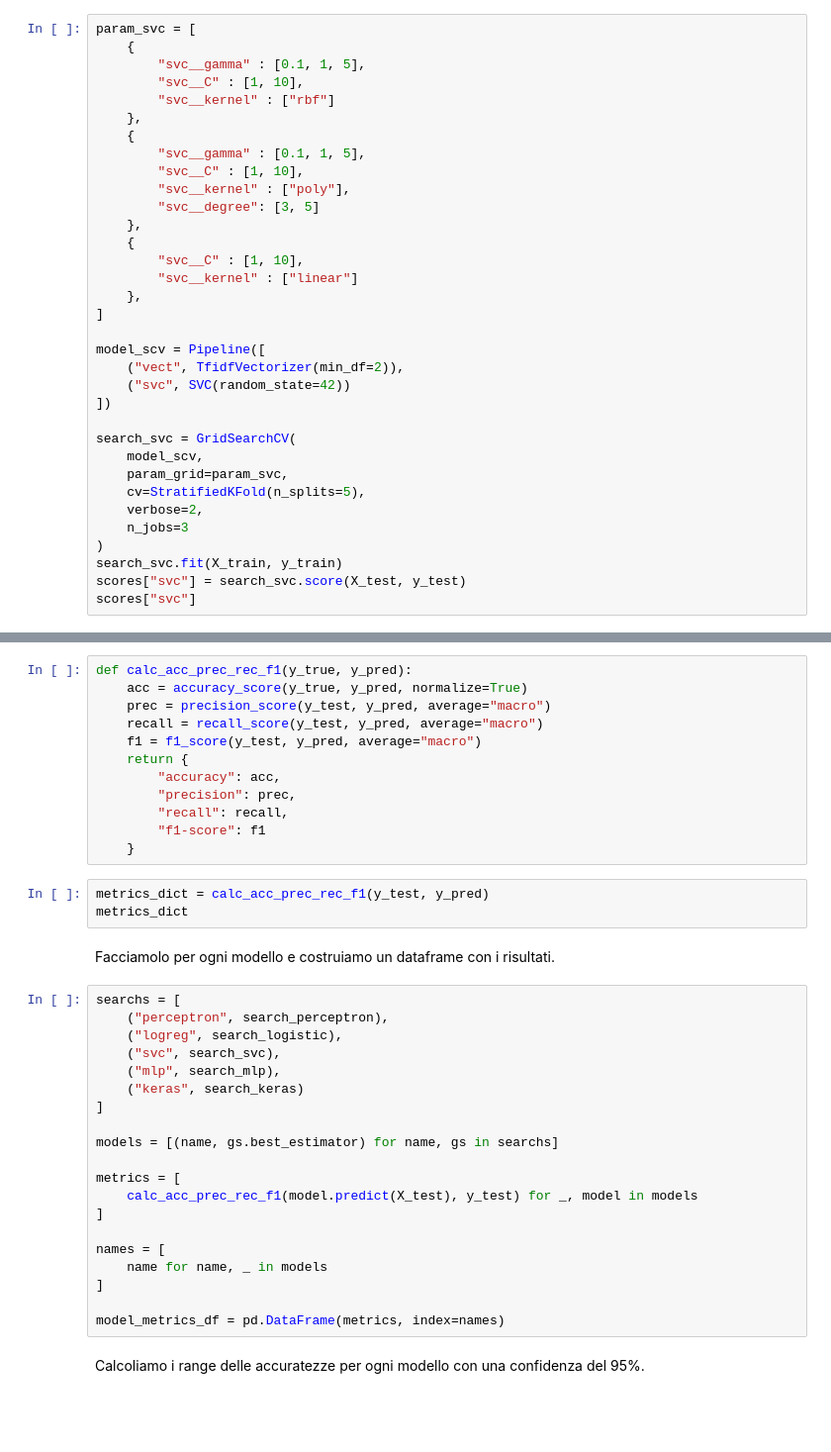
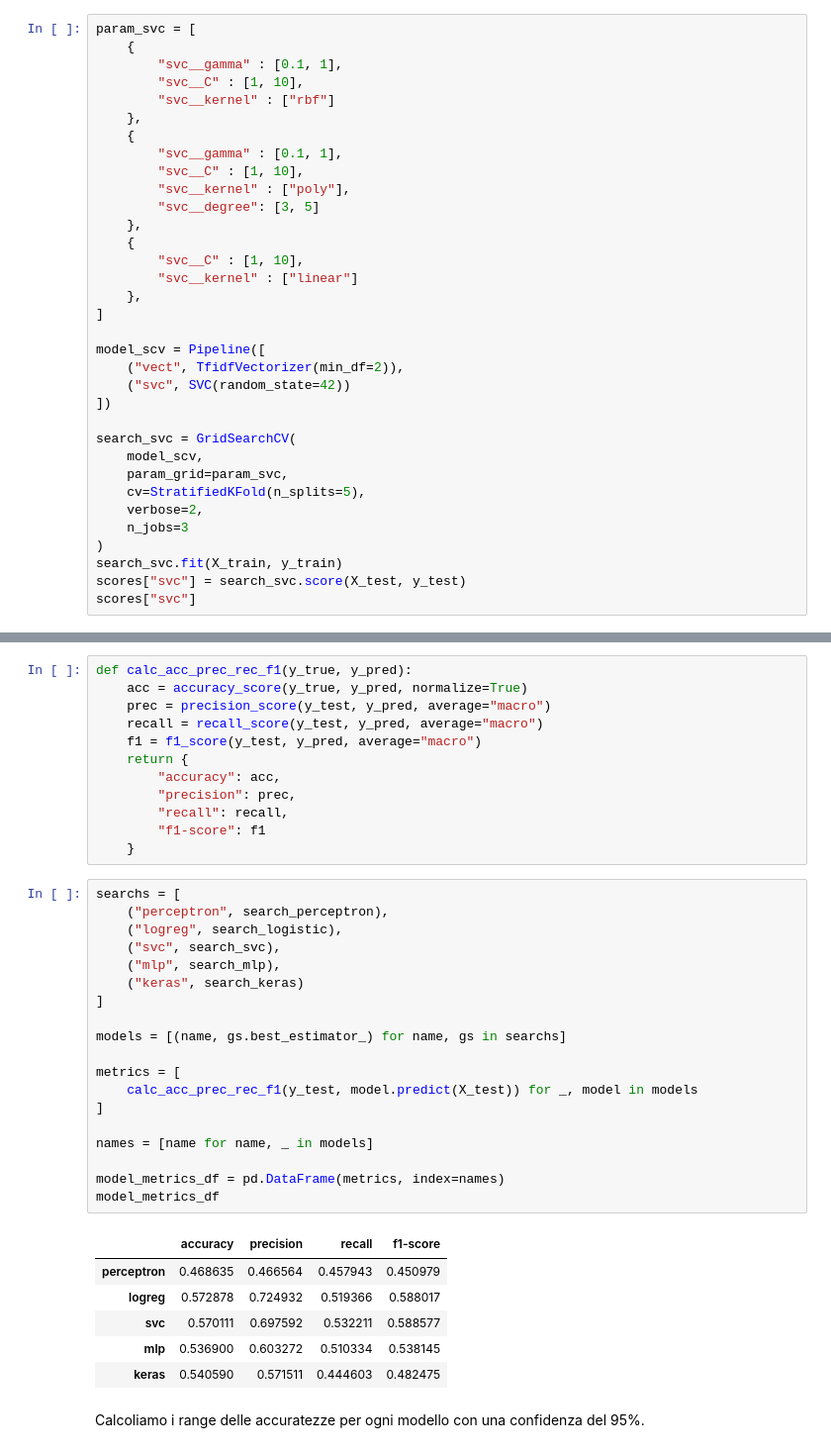
Before and after one commit to GiackAloZ/di-playstore, a Jupyter notebook: play-store.ipynb, the cells around one changed output, grey strips where cells are left out. Shown at 99% size. Drawn from its saved outputs; the diff is of its cells as text; blank space fills up the shorter version.

```diff
--- a/play-store.ipynb
+++ b/play-store.ipynb
@@ -337,12 +438,12 @@ pd.DataFrame(search_logistic.cv_results_).sort_values
 # %%
 param_svc = [
     {
-        "svc__gamma" : [0.1, 1, 5],
+        "svc__gamma" : [0.1, 1],
         "svc__C" : [1, 10],
         "svc__kernel" : ["rbf"]
     },
     {
-        "svc__gamma" : [0.1, 1, 5],
+        "svc__gamma" : [0.1, 1],
         "svc__C" : [1, 10],
         "svc__kernel" : ["poly"],
         "svc__degree": [3, 5]
@@ -608,31 +884,32 @@ def calc_acc_prec_rec_f1(y_true, y_pred):
         "recall": recall,
         "f1-score": f1
     }
-# %%
-metrics_dict = calc_acc_prec_rec_f1(y_test, y_pred)
-metrics_dict
-# %% [markdown]
-Facciamolo per ogni modello e costruiamo un dataframe con i risultati.
 # %%
 searchs = [
     ("perceptron", search_perceptron),
     ("logreg", search_logistic),
     ("svc", search_svc),
     ("mlp", search_mlp),
     ("keras", search_keras)
 ]
 
-models = [(name, gs.best_estimator) for name, gs in searchs]
+models = [(name, gs.best_estimator_) for name, gs in searchs]
 
 metrics = [
-    calc_acc_prec_rec_f1(model.predict(X_test), y_test) for _, model in models
+    calc_acc_prec_rec_f1(y_test, model.predict(X_test)) for _, model in models
 ]
 
-names = [
-    name for name, _ in models
-]
+names = [name for name, _ in models]
 
 model_metrics_df = pd.DataFrame(metrics, index=names)
+model_metrics_df
+# %% [output]
+|  | accuracy | precision | recall | f1-score |
+| perceptron | 0.468635 | 0.466564 | 0.457943 | 0.450979 |
+| logreg | 0.572878 | 0.724932 | 0.519366 | 0.588017 |
+| svc | 0.570111 | 0.697592 | 0.532211 | 0.588577 |
+| mlp | 0.536900 | 0.603272 | 0.510334 | 0.538145 |
+| keras | 0.540590 | 0.571511 | 0.444603 | 0.482475 |
 # %% [markdown]
 Calcoliamo i range delle accuratezze per ogni modello con una confidenza del 95%.
 # %%
```
Also changed, not shown: parts of 75 cells of this notebook.
